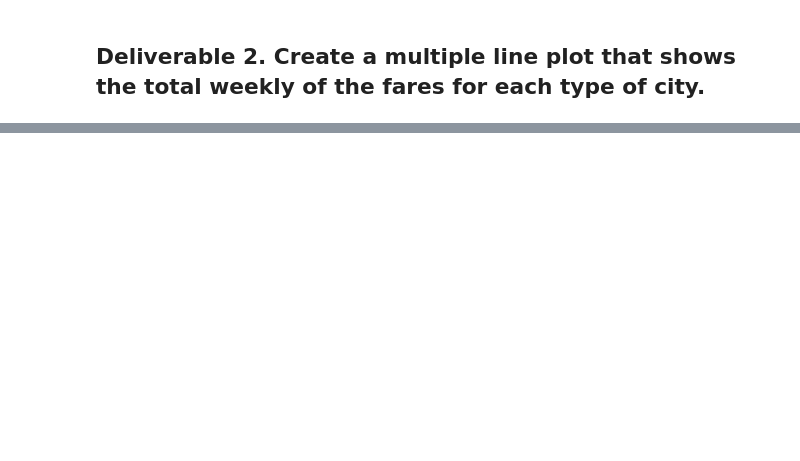
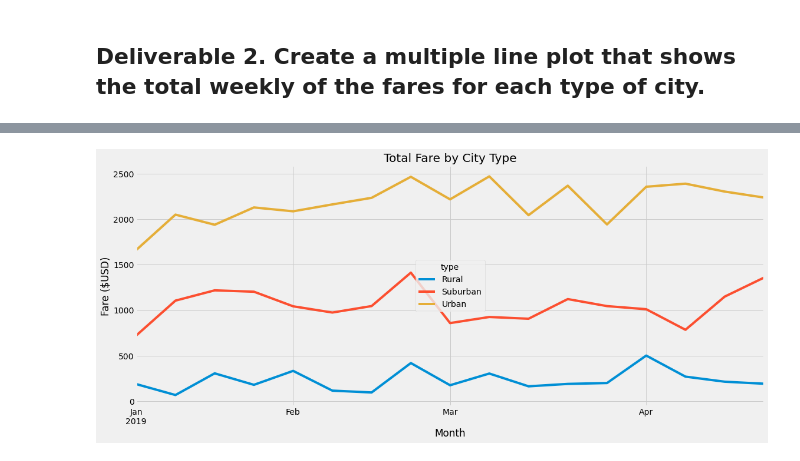
Before and after one commit to dotLAZR/PyBer-Analysis, a Jupyter notebook: PyBer_Challenge.ipynb, the cells around one changed output, grey strips where cells are left out. Saved outputs shown, nothing was run; the diff lists cells and outputs as text; code cells hidden in the pictures; blank space fills up the shorter version.

```diff
--- a/PyBer_Challenge.ipynb
+++ b/PyBer_Challenge.ipynb
@@ -121,5 +147,13 @@ sum_fare_df =
 # %%
 # 4. Create a pivot table with the 'date' as the index, the columns ='type', and values='fare'
 # to get the total fares for each type of city by the date.
+
+fare_per_day_pivot = fare_per_day_df.pivot(index = "date", columns= "type", values = "fare")
+
+# fare_per_day_pivot.head()
 # %%
 # 5. Create a new DataFrame from the pivot table DataFrame using loc on the given dates, '2019-01-01':'2019-04-29'.
+
+fare_Jan_April_pivot = fare_per_day_pivot.loc['2019-01-01':'2019-04-29']
+
+fare_Jan_April_pivot.head(10)
@@ -126,5 +173,6 @@ sum_fare_df =
 # %%
 # 6. Set the "date" index to datetime datatype. This is necessary to use the resample() method in Step 8.
-# df.index = pd.to_datetime(df.index)
+
+fare_Jan_April_pivot.index = pd.to_datetime(fare_Jan_April_pivot.index)
 # %%
 # 7. Check that the datatype for the index is datetime using df.info()
@@ -131,2 +191,5 @@ sum_fare_df =
 # %%
 # 8. Create a new DataFrame using the "resample()" function by week 'W' and get the sum of the fares for each week.
+weekly_fare_Jan_April = fare_Jan_April_pivot.resample("W").sum()
+
+weekly_fare_Jan_April
@@ -133,7 +216,17 @@ sum_fare_df =
 # %%
-# 8. Using the object-oriented interface method, plot the resample DataFrame using the df.plot() function.
+# 9. Using the object-oriented interface method, plot the resample DataFrame using the df.plot() function.
 
 # Import the style from Matplotlib.
 from matplotlib import style
+
 # Use the graph style fivethirtyeight.
 style.use('fivethirtyeight')
+
+ax = weekly_fare_Jan_April.plot(figsize = (17, 7),
+                                title = "Total Fare by City Type",
+                                xlabel = "Month",
+                                ylabel = "Fare ($USD)")
+
+plt.savefig("Resources/PyBer_fare_summary.png")
+# %% [output]
+[figure, added]
```
Also changed, not shown: parts of 10 cells of this notebook, 2 other files.
